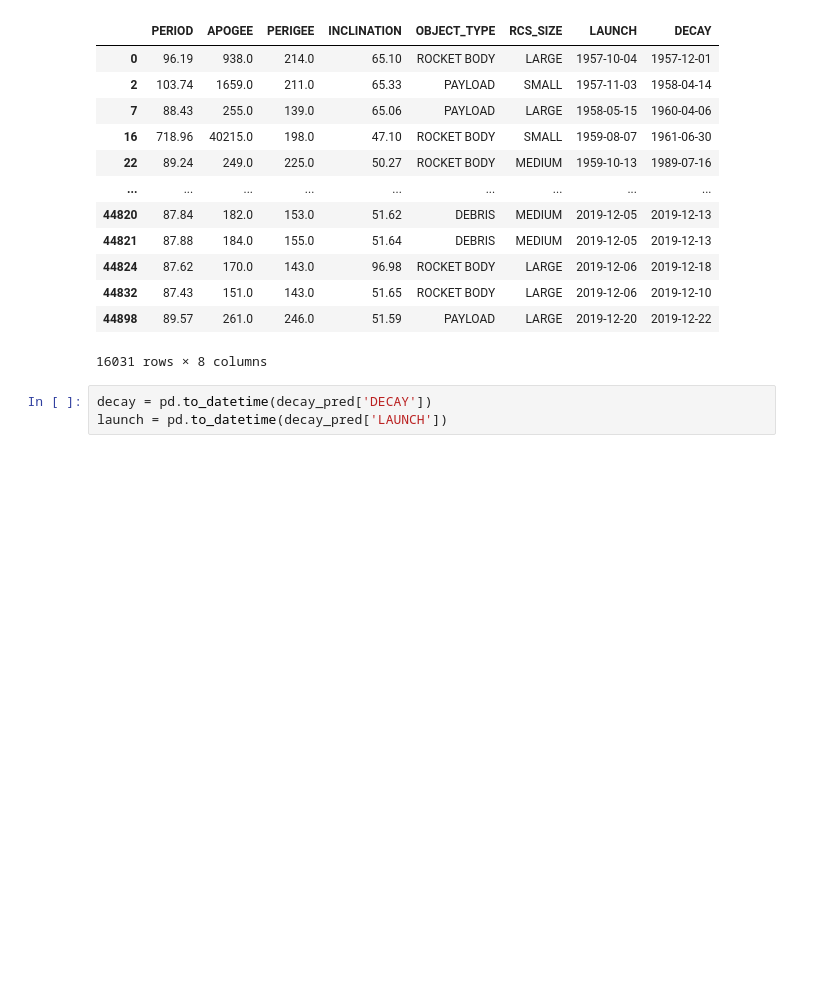
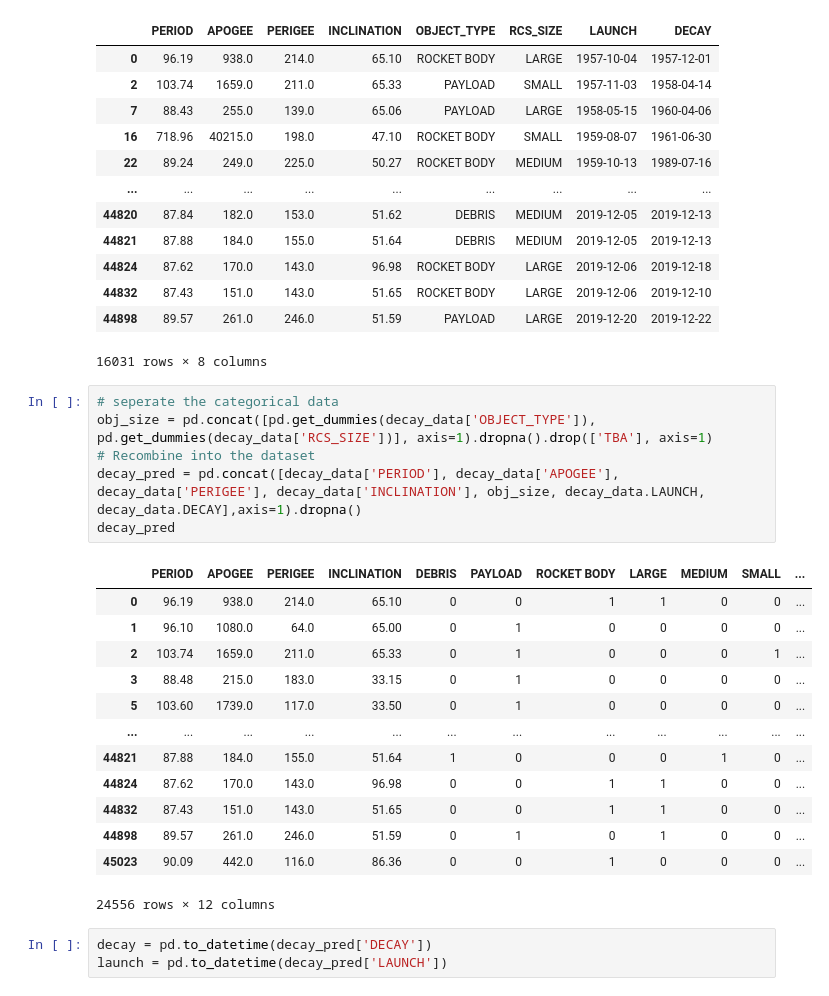
Before and after one commit to dkolosa/SpaceDebrisClassifier, a Jupyter notebook: SPclassifier.ipynb, the cells around one changed output. Cells and saved outputs as stored; diff of their text form; blank space fills up the shorter version.

```diff
--- a/SPclassifier.ipynb
+++ b/SPclassifier.ipynb
@@ -181,6 +138,26 @@ decay_pred
 | 44832 | 87.43 | 151.0 | 143.0 | 51.65 | ROCKET BODY | LARGE | 2019-12-06 | 2019-12-10 |
 | 44898 | 89.57 | 261.0 | 246.0 | 51.59 | PAYLOAD | LARGE | 2019-12-20 | 2019-12-22 |
 16031 rows × 8 columns
+# %%
+# seperate the categorical data
+obj_size = pd.concat([pd.get_dummies(decay_data['OBJECT_TYPE']), pd.get_dummies(decay_data['RCS_SIZE'])], axis=1).dropna().drop(['TBA'], axis=1)
+# Recombine into the dataset
+decay_pred = pd.concat([decay_data['PERIOD'], decay_data['APOGEE'], decay_data['PERIGEE'], decay_data['INCLINATION'], obj_size, decay_data.LAUNCH, decay_data.DECAY],axis=1).dropna()
+decay_pred
+# %% [output]
+|  | PERIOD | APOGEE | PERIGEE | INCLINATION | DEBRIS | PAYLOAD | ROCKET BODY | LARGE | MEDIUM | SMALL | ... |
+| 0 | 96.19 | 938.0 | 214.0 | 65.10 | 0 | 0 | 1 | 1 | 0 | 0 | ... |
+| 1 | 96.10 | 1080.0 | 64.0 | 65.00 | 0 | 1 | 0 | 0 | 0 | 0 | ... |
+| 2 | 103.74 | 1659.0 | 211.0 | 65.33 | 0 | 1 | 0 | 0 | 0 | 1 | ... |
+| 3 | 88.48 | 215.0 | 183.0 | 33.15 | 0 | 1 | 0 | 0 | 0 | 0 | ... |
+| 5 | 103.60 | 1739.0 | 117.0 | 33.50 | 0 | 1 | 0 | 0 | 0 | 0 | ... |
+| ... | ... | ... | ... | ... | ... | ... | ... | ... | ... | ... | ... |
+| 44821 | 87.88 | 184.0 | 155.0 | 51.64 | 1 | 0 | 0 | 0 | 1 | 0 | ... |
+| 44824 | 87.62 | 170.0 | 143.0 | 96.98 | 0 | 0 | 1 | 1 | 0 | 0 | ... |
+| 44832 | 87.43 | 151.0 | 143.0 | 51.65 | 0 | 0 | 1 | 1 | 0 | 0 | ... |
+| 44898 | 89.57 | 261.0 | 246.0 | 51.59 | 0 | 1 | 0 | 1 | 0 | 0 | ... |
+| 45023 | 90.09 | 442.0 | 116.0 | 86.36 | 0 | 0 | 1 | 0 | 0 | 0 | ... |
+24556 rows × 12 columns
 # %%
 decay = pd.to_datetime(decay_pred['DECAY'])
 launch = pd.to_datetime(decay_pred['LAUNCH'])
```
Also changed, not shown: parts of 6 cells of this notebook.
